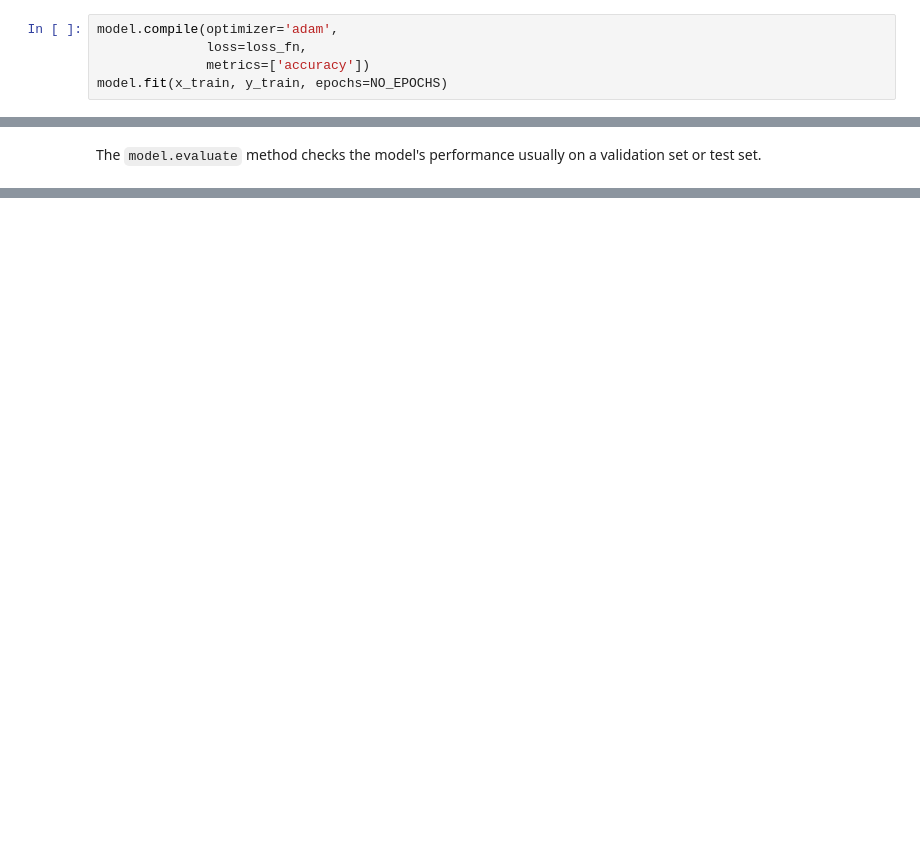
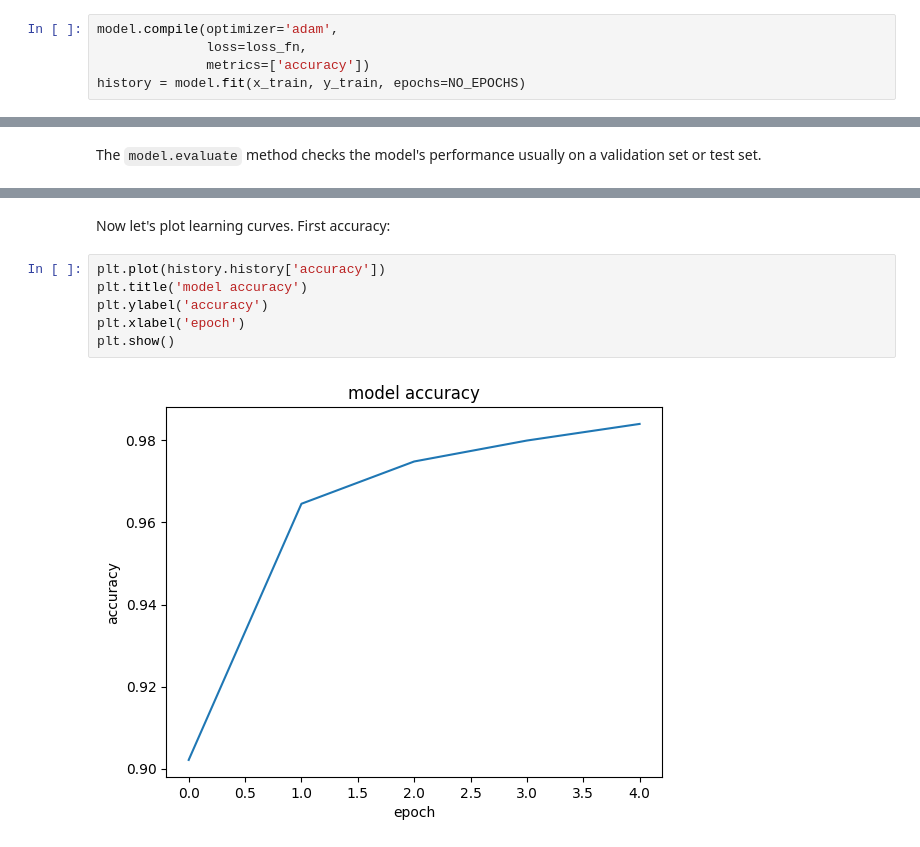
Before and after one commit to valentinefleith/mnist-cnn, a Jupyter notebook: MNIST_CNN_keras.ipynb, the cells around one changed output, grey strips where cells are left out. Saved outputs shown, nothing was run; the diff lists cells and outputs as text; blank space fills up the shorter version.

Commit message:
add plots learning curves tf-keras

```diff
--- a/MNIST_CNN_keras.ipynb
+++ b/MNIST_CNN_keras.ipynb
@@ -136,6 +138,6 @@ loss_fn = tf.keras.losses.SparseCategoricalCrossentropy(from_logits=True)
 model.compile(optimizer='adam',
               loss=loss_fn,
               metrics=['accuracy'])
-model.fit(x_train, y_train, epochs=NO_EPOCHS)
+history = model.fit(x_train, y_train, epochs=NO_EPOCHS)
 # %% [output]
 Epoch 1/5
@@ -158,0 +160,10 @@ model.evaluate(x_test, y_test, verbose=2)
+# %% [markdown]
+Now let's plot learning curves. First accuracy:
+# %%
+plt.plot(history.history['accuracy'])
+plt.title('model accuracy')
+plt.ylabel('accuracy')
+plt.xlabel('epoch')
+plt.show()
+# %% [output]
+[figure, added]
```
Also changed, not shown: parts of 7 cells of this notebook, 1 other file.
